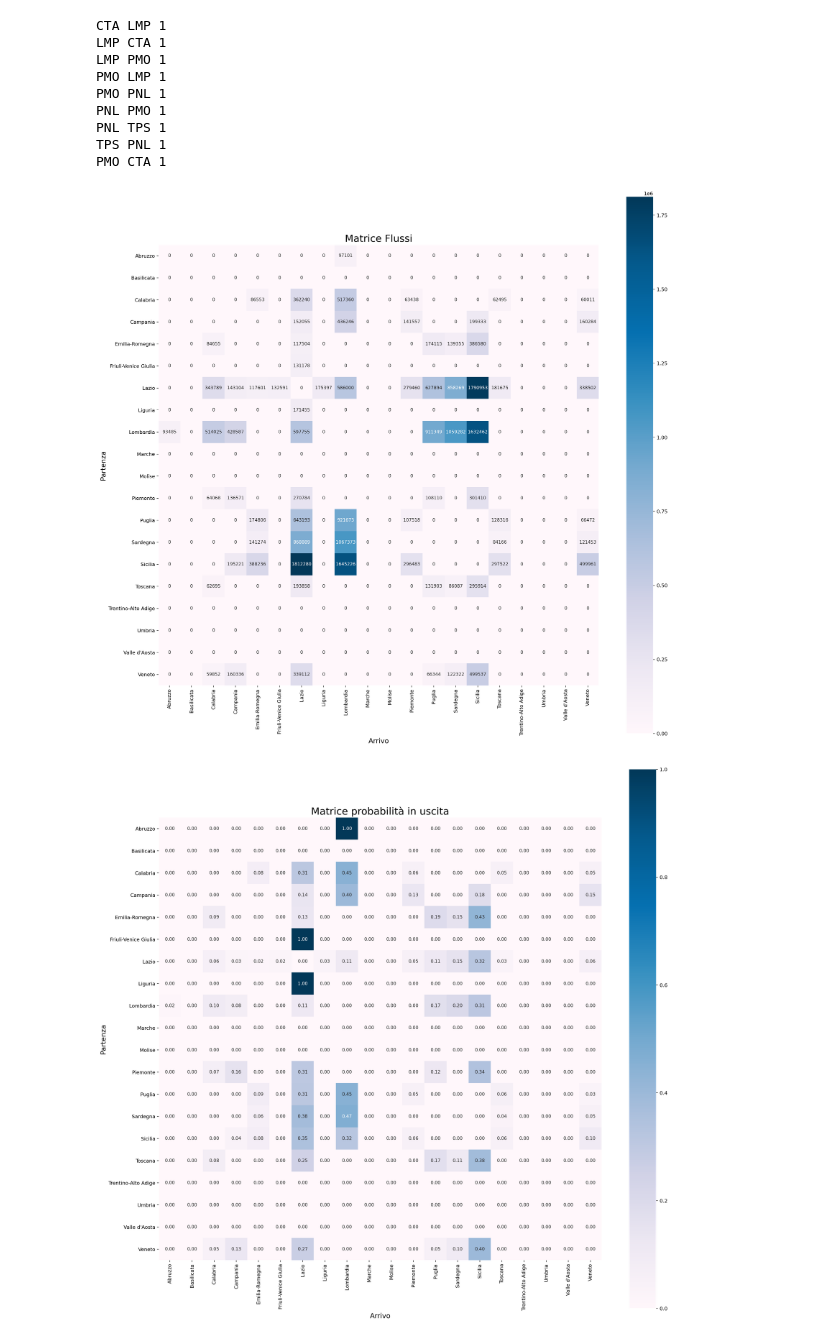
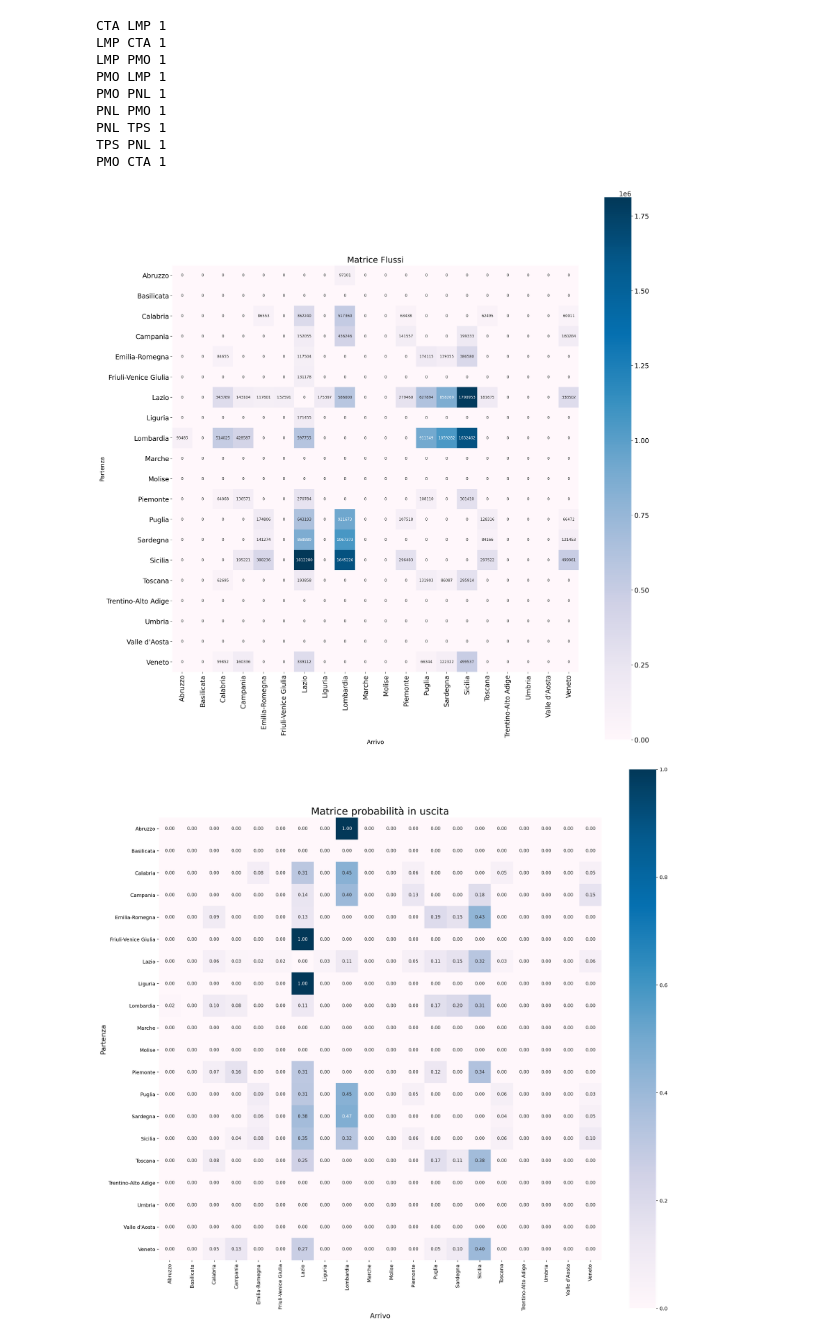
Before and after one commit to Pierohmd/CNNBigData, a Jupyter notebook: matrice_regioni.ipynb, the cells around one changed output. Cells and saved outputs as stored; diff of their text form; code cells hidden in the pictures.

```diff
--- a/matrice_regioni.ipynb
+++ b/matrice_regioni.ipynb
@@ -310,17 +310,19 @@ for i, regione in enumerate(db_regioni):
 # %%
 import seaborn as sns
 import matplotlib.pyplot as plt
-
+import matplotlib as mpl
+mpl.rcParams.update({'font.size': 16})
 plt.figure(figsize=(20,20), dpi=220)
 plt.title('Matrice Flussi', fontsize=20)
 hm = sns.heatmap(matrice,cbar=True,fmt='.0f',annot=True,square=True,annot_kws={'size': 9},
                  cmap = sns.color_palette("PuBu", 500), xticklabels=regioni, yticklabels=regioni)
 plt.ylabel('Partenza',fontsize=14)
 plt.xlabel('Arrivo',fontsize=14)
+plt.tight_layout()
 plt.savefig("img/matriceflussi.pdf", dpi=220, format='pdf')
 plt.show()
 # %% [output]
-[figure, old version]
+[figure, new version]
 # %%
 matrice_in = np.zeros((20,20))
 matrice_out = np.zeros((20,20))
```
Also changed, not shown: 17 other files.
